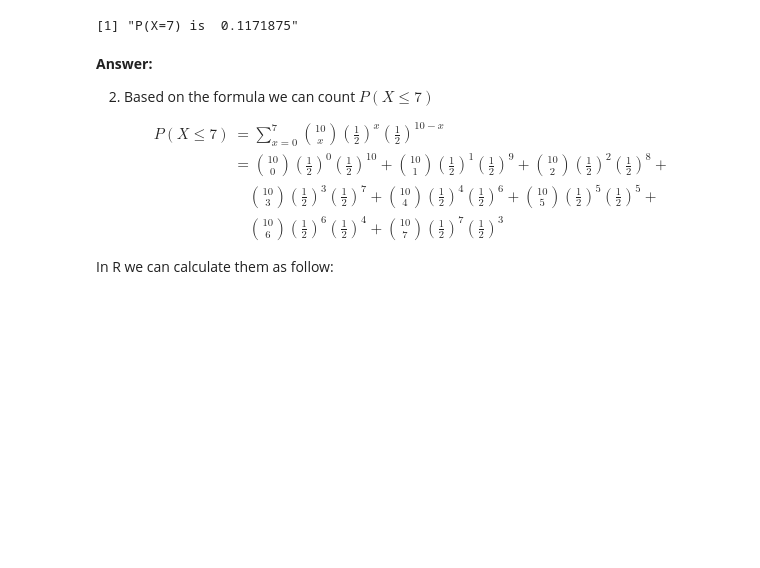
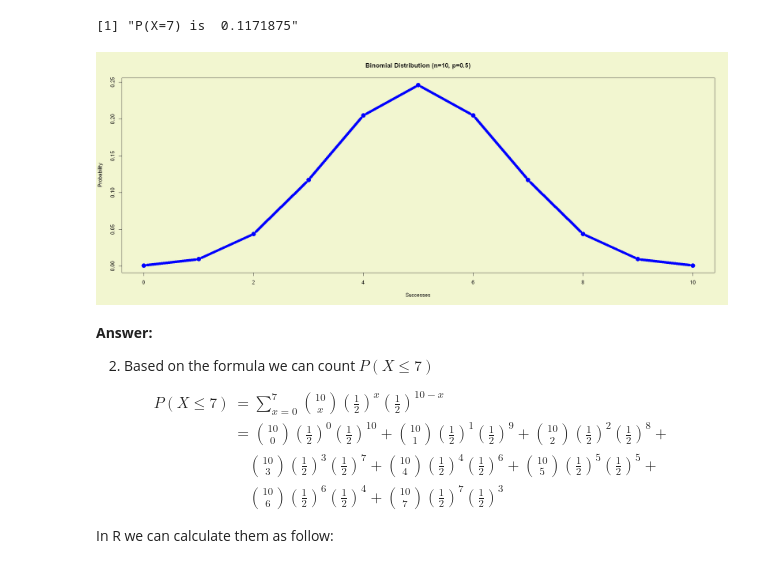
Before and after one commit to ansyaku/Statistika3_UGM_ipynb, a Jupyter notebook: Tugas Pertemuan 3 Statistika.ipynb, the cells around one changed output. Saved outputs shown, nothing was run; the diff lists cells and outputs as text; code cells hidden in the pictures; blank space fills up the shorter version.

```diff
--- a/Tugas Pertemuan 3 Statistika.ipynb
+++ b/Tugas Pertemuan 3 Statistika.ipynb
@@ -91,6 +89,18 @@ A fair coin is tossed 10 times. Let $X$ denote the number of heads obtained. Fin
 print(paste("P(X=7) is ", dbinom(7, size=10, prob=1/2)))
 # %% [output]
 [1] "P(X=7) is  0.1171875"
+# %%
+success <- 0:10
+par(bg = "#F2F6D0")
+plot(success,dbinom(success,size=10,prob=.5),
+     type='b',
+     main='Binomial Distribution (n=10, p=0.5)',
+     ylab='Probability',
+     xlab ='Successes',
+     col = "blue",
+     lwd=8)
+# %% [output]
+[figure, added]
 # %% [markdown]
 **Answer:**
 
```
Also changed, not shown: parts of 11 cells of this notebook, 1 other file.
